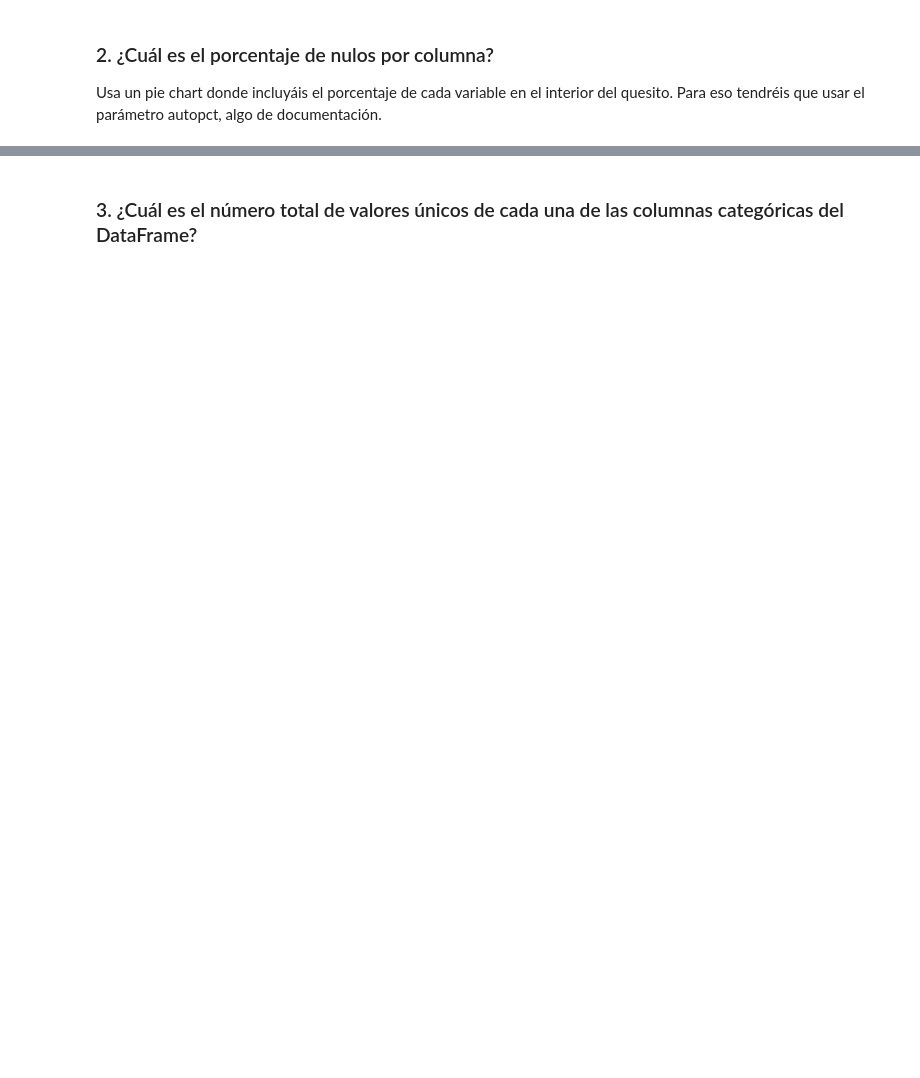
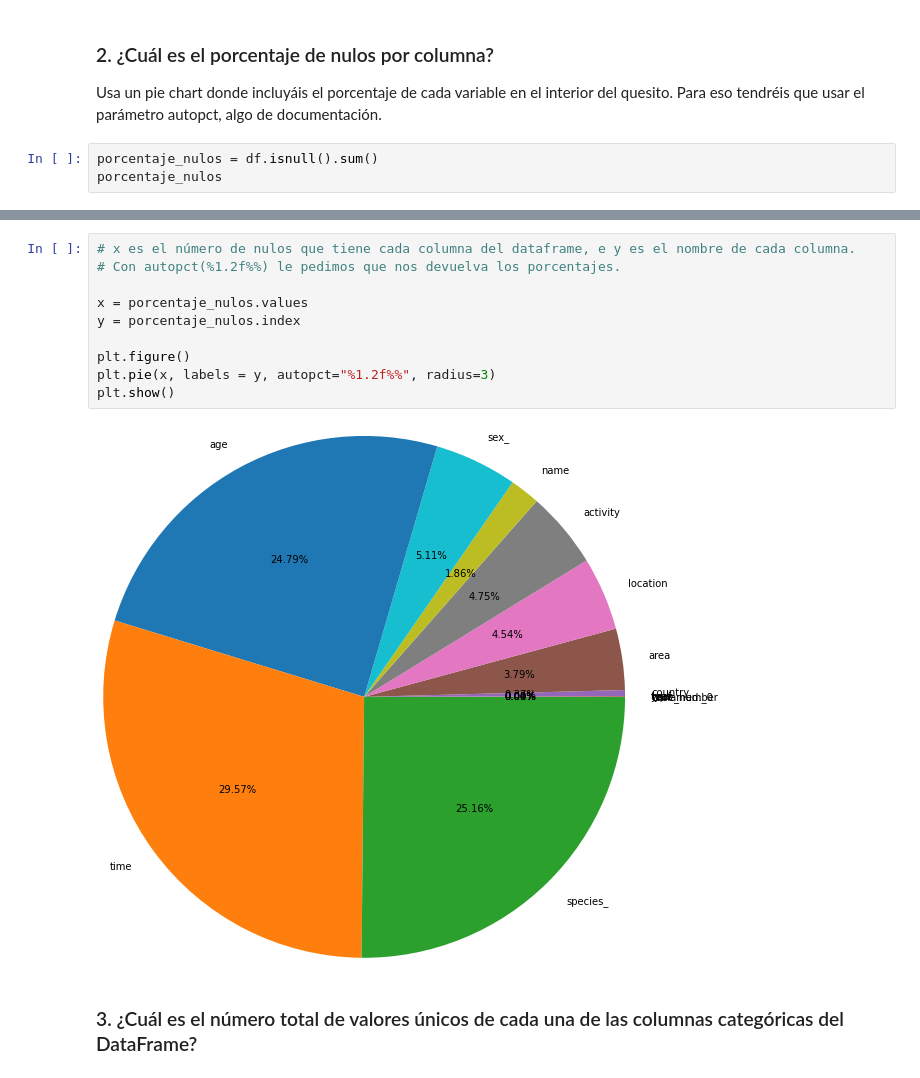
Before and after one commit to Adalab/DA-promo-c-modulo-2-sprint-1-Laura-Pilar, a Jupyter notebook: Visualizacion/Leccion-5-Visualizacion-1/Visualizacion-1-Matpoltlib.ipynb, the cells around one changed output, grey strips where cells are left out. Saved outputs shown, nothing was run; the diff lists cells and outputs as text; blank space fills up the shorter version.

```diff
--- a/Visualizacion/Leccion-5-Visualizacion-1/Visualizacion-1-Matpoltlib.ipynb
+++ b/Visualizacion/Leccion-5-Visualizacion-1/Visualizacion-1-Matpoltlib.ipynb
@@ -14,3 +48,6 @@ Tendréis que realizar gráficas para contestar a las siguientes preguntas:
 ### 2. ¿Cuál es el porcentaje de nulos por columna?
 
 Usa un pie chart donde incluyáis el porcentaje de cada variable en el interior del quesito. Para eso tendréis que usar el parámetro autopct,  algo de documentación.
+# %%
+porcentaje_nulos = df.isnull().sum()
+porcentaje_nulos
@@ -17,2 +70,14 @@ Usa un pie chart donde incluyáis el porcentaje de cada variable en el interior
+# %%
+# x es el número de nulos que tiene cada columna del dataframe, e y es el nombre de cada columna.
+# Con autopct(%1.2f%%) le pedimos que nos devuelva los porcentajes.
+
+x = porcentaje_nulos.values
+y = porcentaje_nulos.index
+
+plt.figure()
+plt.pie(x, labels = y, autopct="%1.2f%%", radius=3)
+plt.show()
+# %% [output]
+[figure, added]
 # %% [markdown]
 ### 3. ¿Cuál es el número total de valores únicos de cada una de las columnas categóricas del DataFrame?
```
Also changed, not shown: parts of 18 cells of this notebook, 2 other files.
